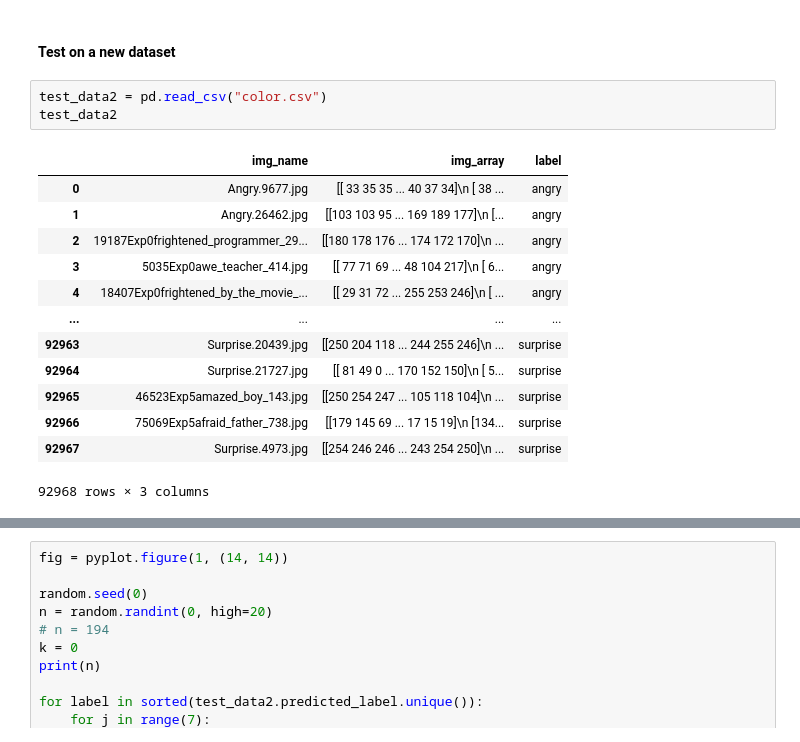
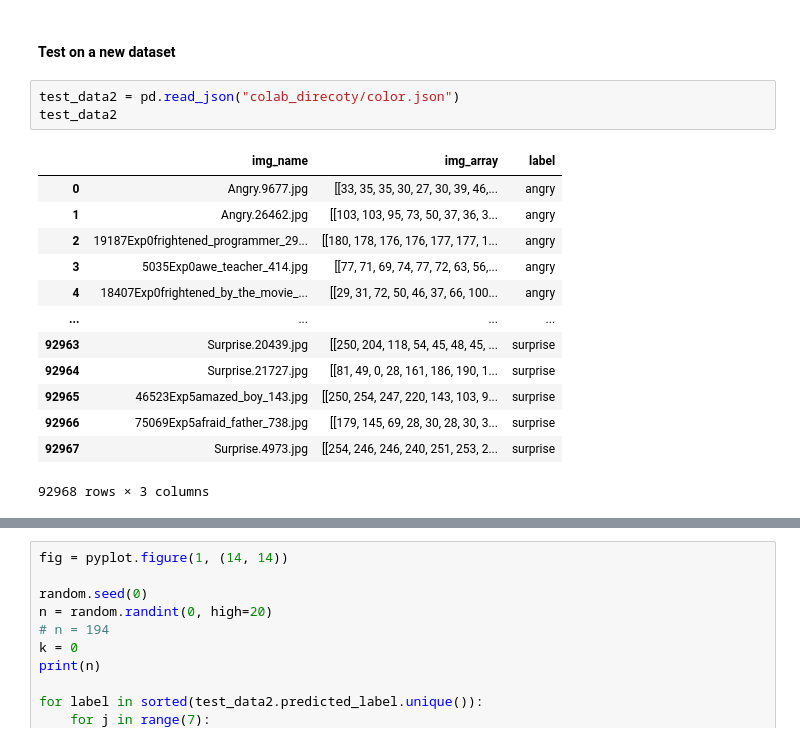
Before and after one commit to yutaili/AI-Project, a Jupyter notebook: FER_Project.ipynb, the cells around one changed output, grey strips where cells are left out. Cells and saved outputs as stored; diff of their text form.

```diff
--- a/FER_Project.ipynb
+++ b/FER_Project.ipynb
@@ -589,19 +605,19 @@ for label in sorted(test_data.predicted_label.unique()):
 # %% [markdown]
 #### Test on a new dataset
 # %%
-test_data2 = pd.read_csv("color.csv")
+test_data2 = pd.read_json("colab_direcoty/color.json")
 test_data2
 # %% [output]
 |  | img_name | img_array | label |
-| 0 | Angry.9677.jpg | [[ 33 35 35 ... 40 37 34]\n [ 38 ... | angry |
-| 1 | Angry.26462.jpg | [[103 103 95 ... 169 189 177]\n [... | angry |
-| 2 | 19187Exp0frightened_programmer_29... | [[180 178 176 ... 174 172 170]\n ... | angry |
-| 3 | 5035Exp0awe_teacher_414.jpg | [[ 77 71 69 ... 48 104 217]\n [ 6... | angry |
-| 4 | 18407Exp0frightened_by_the_movie_... | [[ 29 31 72 ... 255 253 246]\n [ ... | angry |
+| 0 | Angry.9677.jpg | [[33, 35, 35, 30, 27, 30, 39, 46,... | angry |
+| 1 | Angry.26462.jpg | [[103, 103, 95, 73, 50, 37, 36, 3... | angry |
+| 2 | 19187Exp0frightened_programmer_29... | [[180, 178, 176, 176, 177, 177, 1... | angry |
+| 3 | 5035Exp0awe_teacher_414.jpg | [[77, 71, 69, 74, 77, 72, 63, 56,... | angry |
+| 4 | 18407Exp0frightened_by_the_movie_... | [[29, 31, 72, 50, 46, 37, 66, 100... | angry |
 | ... | ... | ... | ... |
-| 92963 | Surprise.20439.jpg | [[250 204 118 ... 244 255 246]\n ... | surprise |
-| 92964 | Surprise.21727.jpg | [[ 81 49 0 ... 170 152 150]\n [ 5... | surprise |
-| 92965 | 46523Exp5amazed_boy_143.jpg | [[250 254 247 ... 105 118 104]\n ... | surprise |
-| 92966 | 75069Exp5afraid_father_738.jpg | [[179 145 69 ... 17 15 19]\n [134... | surprise |
-| 92967 | Surprise.4973.jpg | [[254 246 246 ... 243 254 250]\n ... | surprise |
+| 92963 | Surprise.20439.jpg | [[250, 204, 118, 54, 45, 48, 45, ... | surprise |
+| 92964 | Surprise.21727.jpg | [[81, 49, 0, 28, 161, 186, 190, 1... | surprise |
+| 92965 | 46523Exp5amazed_boy_143.jpg | [[250, 254, 247, 220, 143, 103, 9... | surprise |
+| 92966 | 75069Exp5afraid_father_738.jpg | [[179, 145, 69, 28, 30, 28, 30, 3... | surprise |
+| 92967 | Surprise.4973.jpg | [[254, 246, 246, 240, 251, 253, 2... | surprise |
 92968 rows × 3 columns
```
Also changed, not shown: parts of 22 cells of this notebook, 1 other file.
